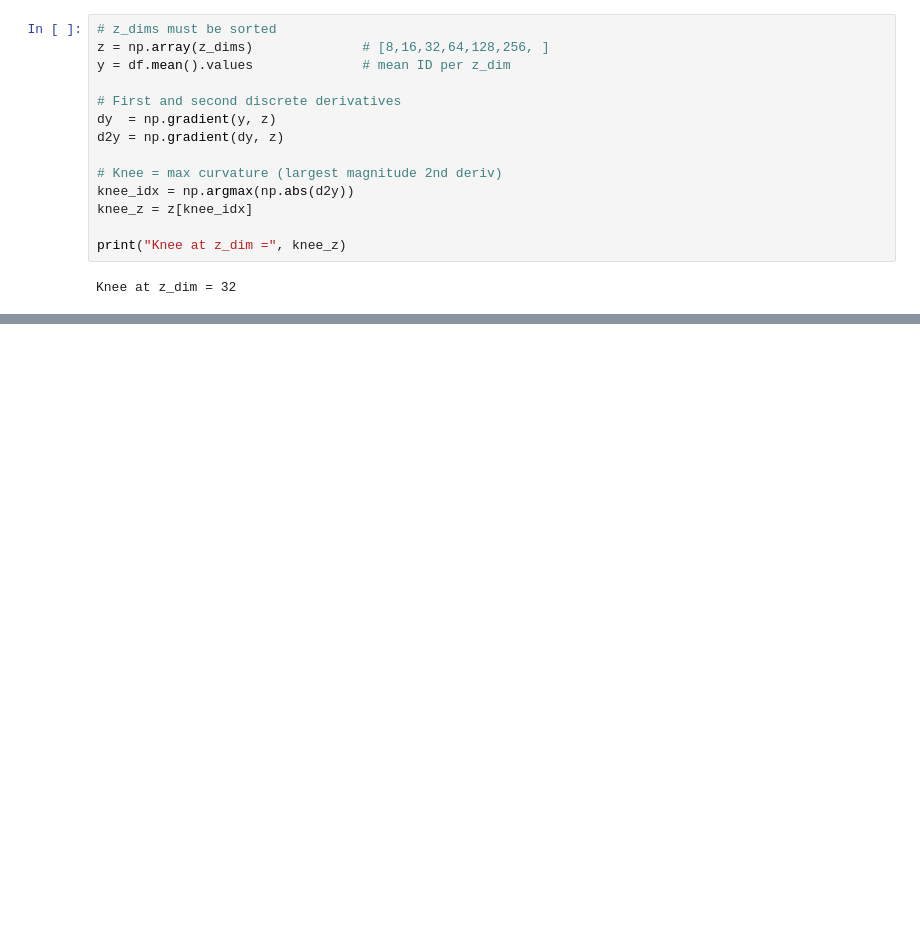
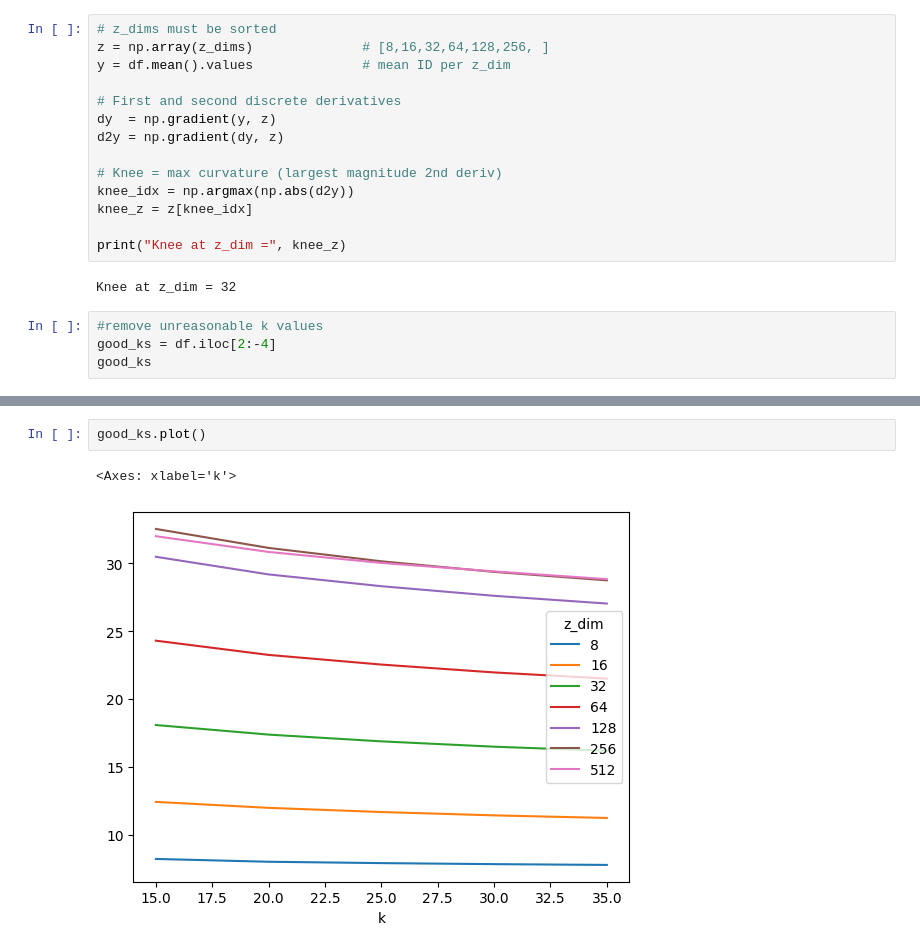
Before and after one commit to henrytheisen45/ae-latent-analysis, a Jupyter notebook: notebooks/MLE_analysis.ipynb, the cells around one changed output, grey strips where cells are left out. Saved outputs shown, nothing was run; the diff lists cells and outputs as text; blank space fills up the shorter version.

```diff
--- a/notebooks/MLE_analysis.ipynb
+++ b/notebooks/MLE_analysis.ipynb
@@ -64,3 +62,7 @@ knee_z = z[knee_idx]
 print("Knee at z_dim =", knee_z)
 # %% [output]
 Knee at z_dim = 32
+# %%
+#remove unreasonable k values
+good_ks = df.iloc[2:-4]
+good_ks
@@ -66,0 +77,5 @@ Knee at z_dim = 32
+# %%
+good_ks.plot()
+# %% [output]
+<Axes: xlabel='k'>
+[figure, added]
```
Also changed, not shown: parts of 5 cells of this notebook.
